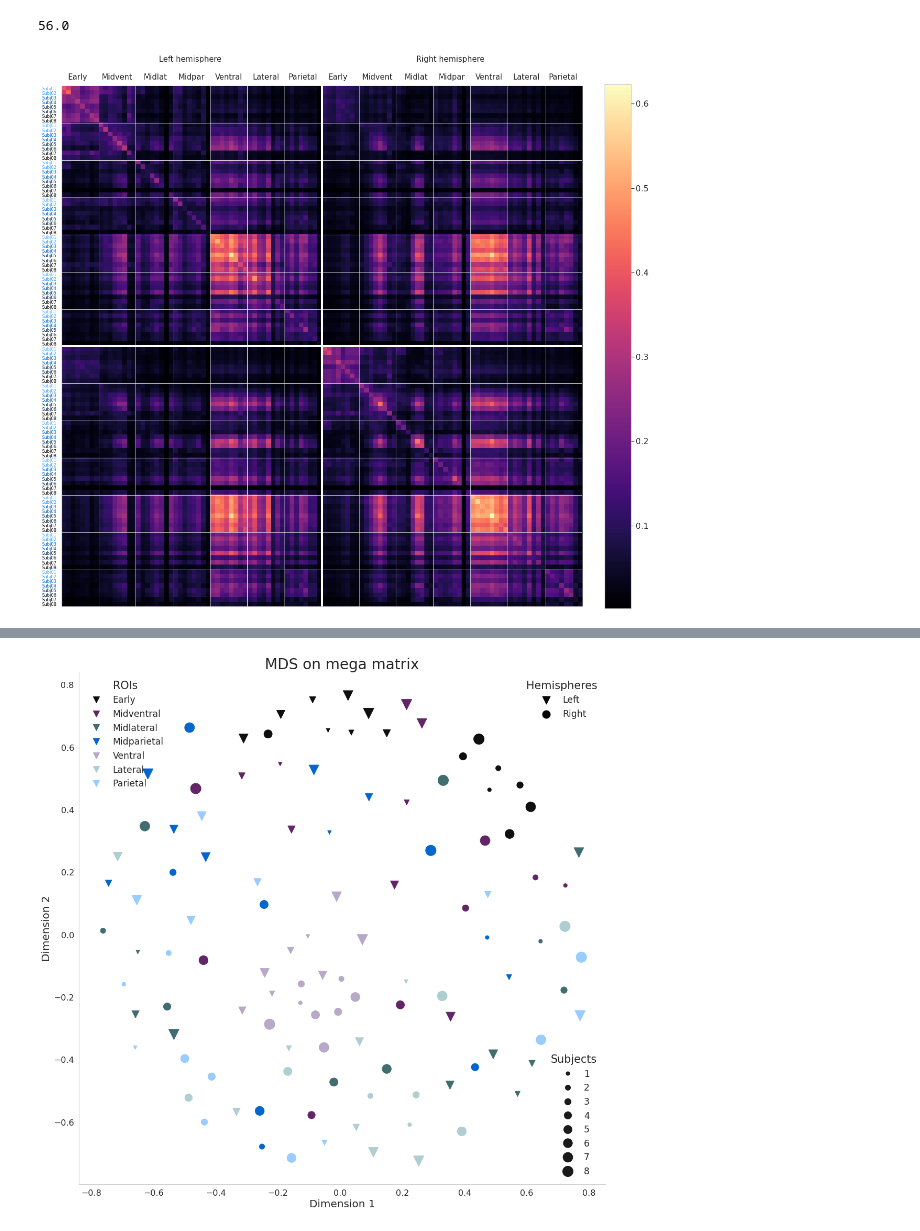
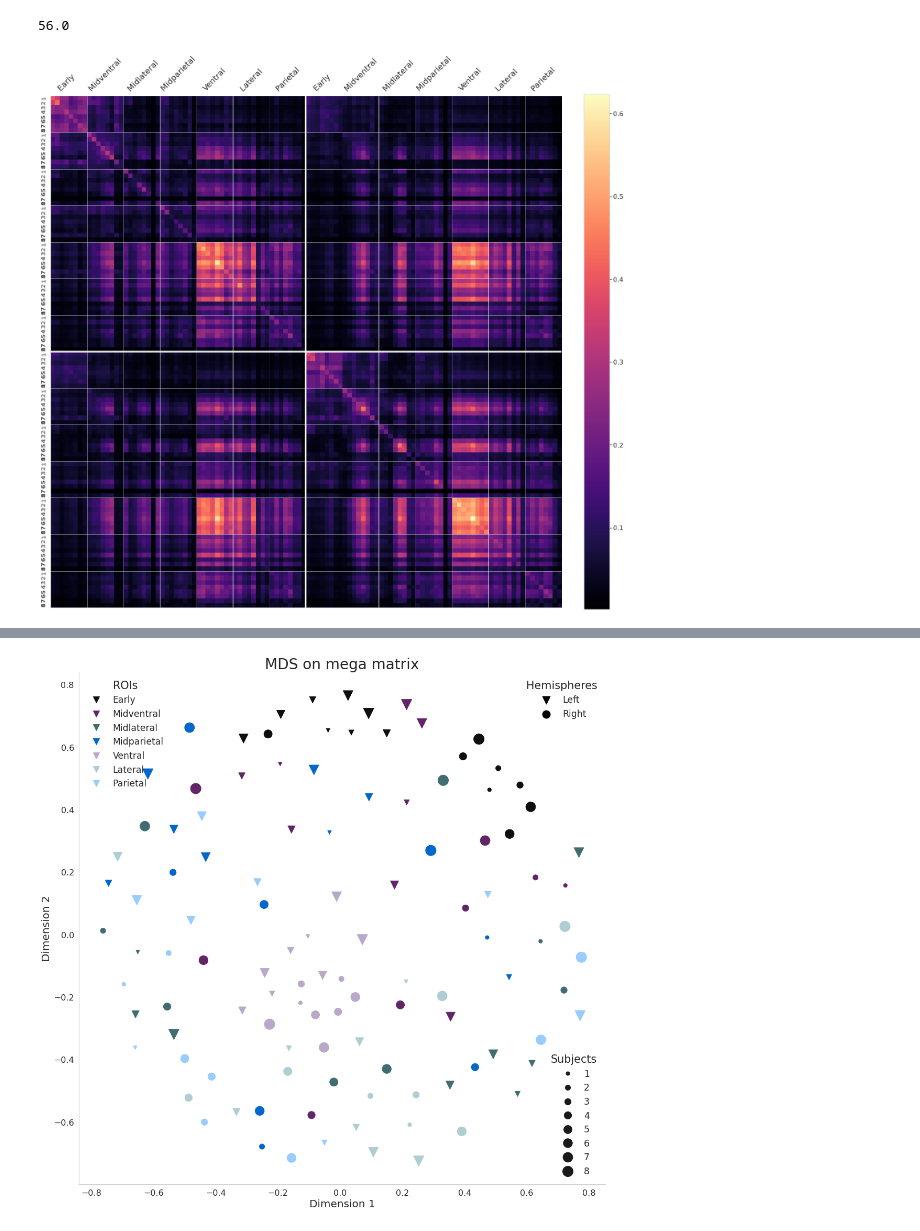
Before and after one commit to dawnfinzi/streams, a Jupyter notebook: notebooks/Whole_brain_mega_matrix_no_correction.ipynb, the cells around one changed output, grey strips where cells are left out. Cells and saved outputs as stored; diff of their text form; code cells hidden in the pictures.

```diff
--- a/notebooks/Whole_brain_mega_matrix_no_correction.ipynb
+++ b/notebooks/Whole_brain_mega_matrix_no_correction.ipynb
@@ -150,37 +150,39 @@ with open(save_file, 'wb') as filehandle:
     # store the data as binary data stream
     pickle.dump([mega_matrix], filehandle)
 # %%
-plt.figure(figsize=(20, 20))
+plt.figure(figsize=(25, 25))
 plt.imshow(mega_matrix,
            cmap='magma')
 
-y_labels = ['Subj01', 'Subj02', 'Subj03', 'Subj04', 'Subj05', 'Subj06', 'Subj07', 'Subj08']
-x_labels = ['Left hemisphere \n \n', 'Early', 'Midvent', 'Midlat', 'Midpar', 'Ventral', 'Lateral', 'Parietal',
-            'Right hemisphere \n \n', 'Early', 'Midvent', 'Midlat', 'Midpar', 'Ventral', 'Lateral', 'Parietal']
+y_labels = ['1', '2', '3', '4', '5', '6', '7', '8']
+x_labels = ['Early', 'Midventral', 'Midlateral', 'Midparietal', 'Ventral', 'Lateral', 'Parietal',
+            'Early', 'Midventral', 'Midlateral', 'Midparietal', 'Ventral', 'Lateral', 'Parietal']
 
-xlocs = np.array([27.5,3,11.5,19.75,27.5,35.5,43.5,51.5])
+xlocs = np.array([3,11.5,19.75,27.5,35.5,43.5,51.5])
 x_ticks= np.concatenate((xlocs,xlocs+56))
-plt.xticks(x_ticks, x_labels, fontsize=15)
+plt.xticks(x_ticks, x_labels, fontsize=20, rotation = 45)
 plt.tick_params(axis='both', which='major', labelbottom = False, bottom=False, top = False, labeltop=True)
 
 y_ticks = np.arange(0, total_combs)
-plt.yticks(y_ticks, np.tile(y_labels, 2*7), fontsize='small')
-colors = ['#66b3ff','#3399ff','#0066cc','#0059b3','#00264d','#001a33','#000000','#000000']
+plt.yticks(y_ticks, np.tile(y_labels, 2*7), fontsize='large', fontweight='extra bold', rotation = 90)
+colors = ['#808080','#737373','#666666','#595959','#4d4d4d','#404040','#333333','#262626','#1a1a1a','#0d0d0d','#000000']
+##66b3ff','#3399ff','#0066cc','#0059b3','#00264d','#001a33','#000000','#000000']
 for i in range(total_combs):
     r = i%8
     plt.gca().get_yticklabels()[i].set_color(colors[r])
 
 for l in range(13):
     if l == 6:
         plt.axvline(x=7.5 + l*8, c='w',linewidth=4)
         plt.axhline(y=7.5 + l*8, c='w',linewidth=4)
     else:
         plt.axvline(x=7.5 + l*8, c='w',linewidth=0.75)
         plt.axhline(y=7.5 + l*8, c='w',linewidth=0.75)
 
 #plt.clim(0,1)
 plt.colorbar(fraction=0.046, pad=0.04)
 
 plt.savefig('../../../results/figures/megaMatrix_voxThresh' + str(int(thresh*100)) + '_no_correction_wholebrain.png')
+plt.savefig('../../../results/figures/megaMatrix_voxThresh' + str(int(thresh*100)) + '_no_correction_wholebrain.svg')
 # %% [output]
-[figure, old version]
+[figure, new version]
```
Also changed, not shown: parts of 7 cells of this notebook, 1 other file.
